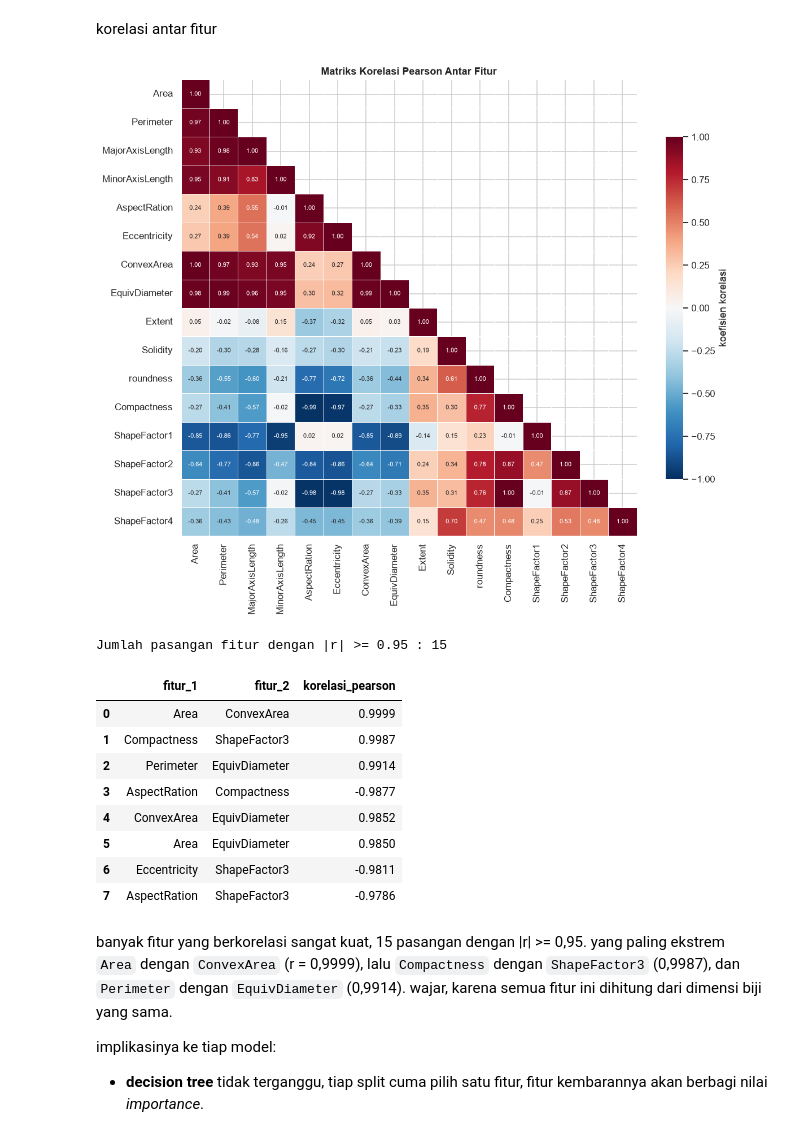
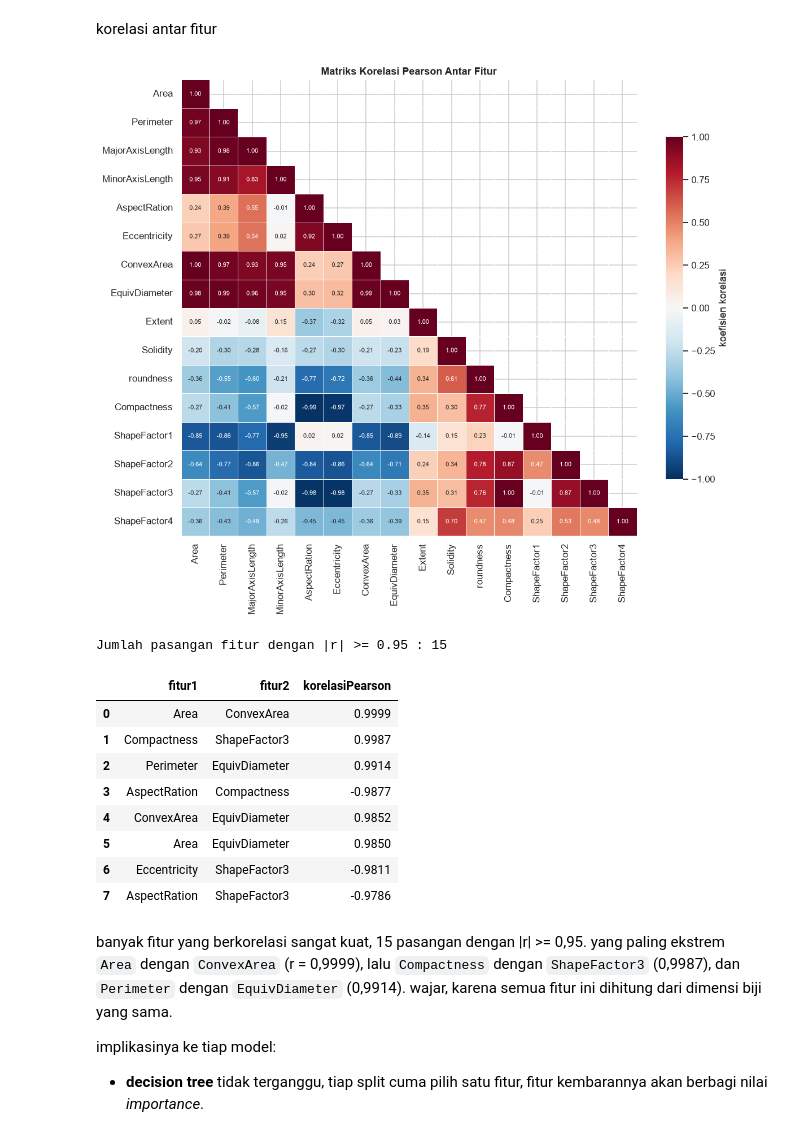
Before and after one commit to citylighxts/dry-bean-supervised-learning, a Jupyter notebook: dry_bean_supervised_learning.ipynb, the cells around one changed output. Drawn from its saved outputs; the diff is of its cells as text; code cells hidden in the pictures.

```diff
--- a/dry_bean_supervised_learning.ipynb
+++ b/dry_bean_supervised_learning.ipynb
@@ -113,7 +113,7 @@ urlDataset = "https://archive.ics.uci.edu/static/public/602/dry+bean+dataset.zip
 namaBerkas = "Dry_Bean_Dataset.arff"
 
 # muat dataset dulu dari lokal, kalo gaada download dari urlDataset
-def muat_dataset() -> pd.DataFrame:
+def muatDataset() -> pd.DataFrame:
     for lokasi in (Path(namaBerkas), Path("data") / namaBerkas):
         if lokasi.exists():
             print(f"Memakai berkas lokal yang sudah ada: {lokasi.name}")
@@ -128,8 +128,8 @@ def muat_dataset() -> pd.DataFrame:
 
         with zipfile.ZipFile(io.BytesIO(muatan)) as arsip:
             print(f"Isi arsip: {arsip.namelist()}")
-            nama_arff = [n for n in arsip.namelist() if n.lower().endswith(".arff")][0]
-            teks = arsip.read(nama_arff).decode("utf-8")
+            namaArff = [n for n in arsip.namelist() if n.lower().endswith(".arff")][0]
+            teks = arsip.read(namaArff).decode("utf-8")
         print("ARFF dibaca langsung dari memori, tidak ada berkas yang ditulis ke disk.")
 
     data, _ = arff.loadarff(io.StringIO(teks))
@@ -138,7 +138,7 @@ def muat_dataset() -> pd.DataFrame:
     hasil["Class"] = hasil["Class"].apply(lambda v: v.decode() if isinstance(v, bytes) else v)
     return hasil
 
-df = muat_dataset()
+df = muatDataset()
 # %% [output]
 Mengunduh dataset dari:
   https://archive.ics.uci.edu/static/public/602/dry+bean+dataset.zip
@@ -404,25 +404,25 @@ korelasi antar fitur
 # %%
 korelasi = df[fitur].corr()
 mask = np.triu(np.ones_like(korelasi, dtype=bool), k=1)
 
 fig, ax = plt.subplots(figsize=(11, 9))
 sns.heatmap(korelasi, mask=mask, annot=True, fmt=".2f", cmap="RdBu_r", center=0,
             vmin=-1, vmax=1, square=True, linewidths=.5, annot_kws={"size": 7},
             cbar_kws={"shrink": .75, "label": "koefisien korelasi"}, ax=ax)
 ax.set_title("Matriks Korelasi Pearson Antar Fitur")
 plt.tight_layout()
 plt.show()
 
 # pasangan dengan korelasi terkuat
 pasangan = korelasi.where(mask).stack().reset_index()
-pasangan.columns = ["fitur_1", "fitur_2", "korelasi_pearson"]
-pasangan = pasangan.reindex(pasangan.korelasi_pearson.abs().sort_values(ascending=False).index)
-print(f"Jumlah pasangan fitur dengan |r| >= 0.95 : {(pasangan.korelasi_pearson.abs() >= .95).sum()}")
+pasangan.columns = ["fitur1", "fitur2", "korelasiPearson"]
+pasangan = pasangan.reindex(pasangan.korelasiPearson.abs().sort_values(ascending=False).index)
+print(f"Jumlah pasangan fitur dengan |r| >= 0.95 : {(pasangan.korelasiPearson.abs() >= .95).sum()}")
 display(pasangan.head(8).reset_index(drop=True).round(4))
 # %% [output]
 [figure]
 Jumlah pasangan fitur dengan |r| >= 0.95 : 15
-|  | fitur_1 | fitur_2 | korelasi_pearson |
+|  | fitur1 | fitur2 | korelasiPearson |
 | 0 | Area | ConvexArea | 0.9999 |
 | 1 | Compactness | ShapeFactor3 | 0.9987 |
 | 2 | Perimeter | EquivDiameter | 0.9914 |
```
Also changed, not shown: parts of 36 cells of this notebook.
